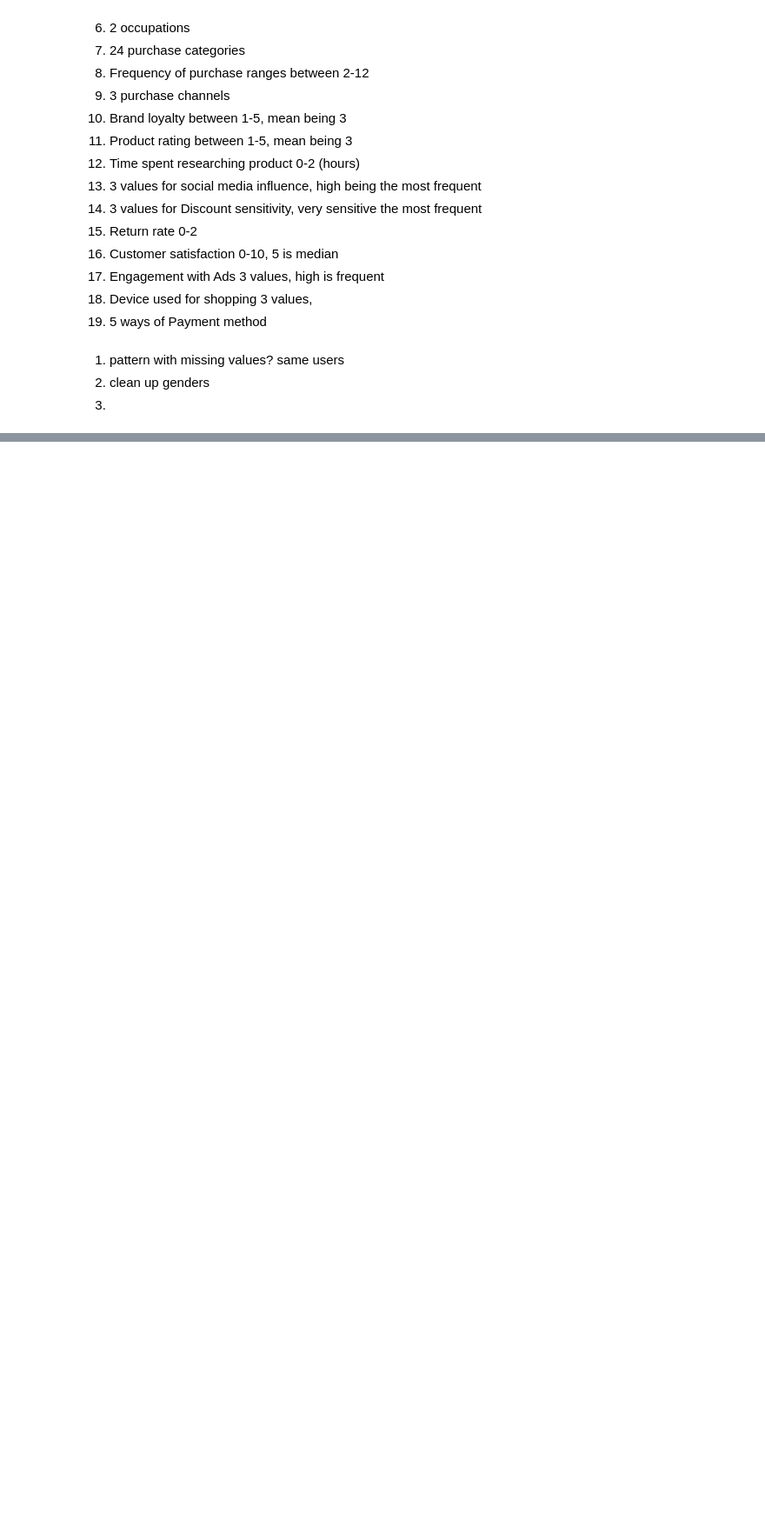
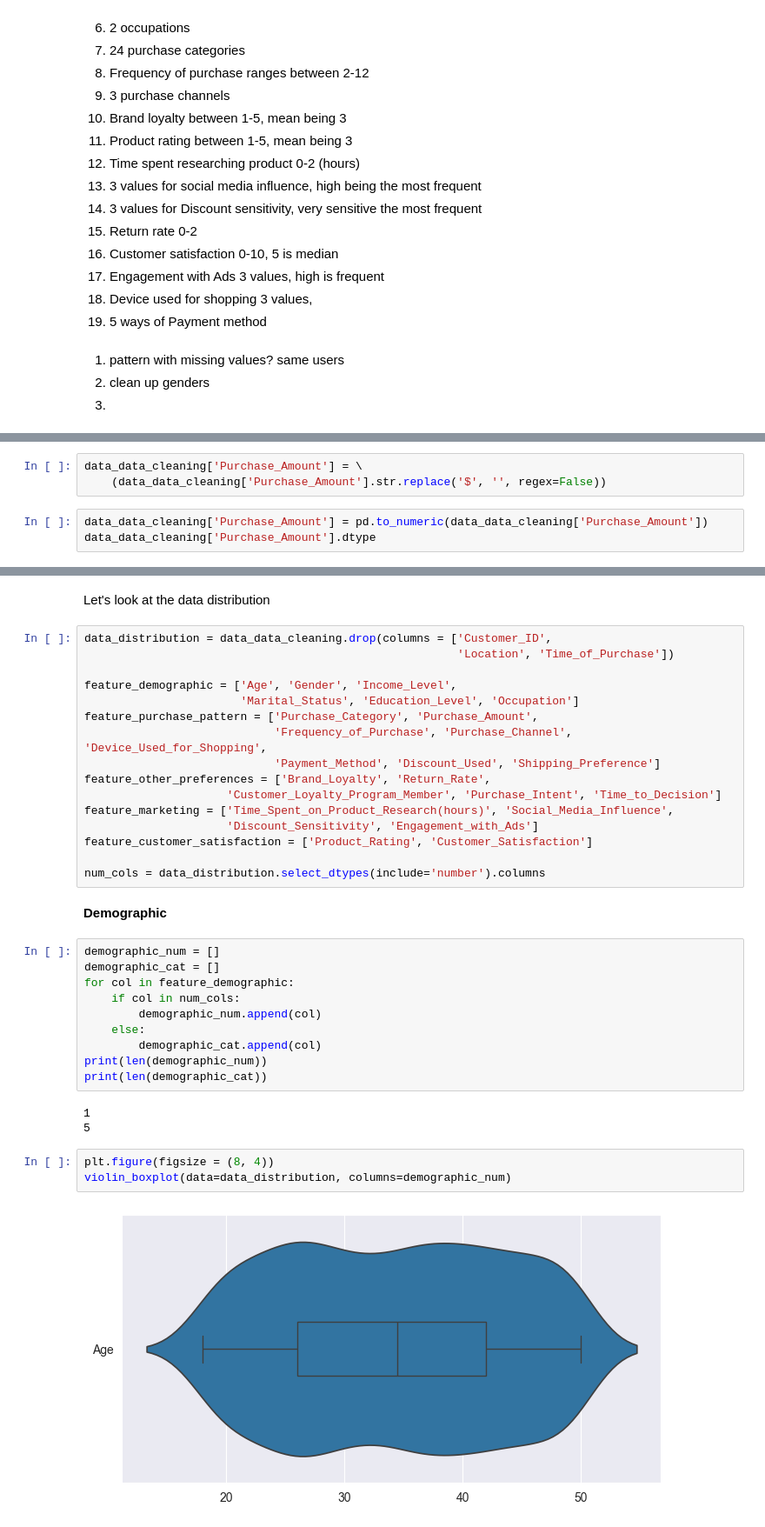
Before and after one commit to CelineChiLamNg/ecommerce_segmentation, a Jupyter notebook: analysis.ipynb, the cells around one changed output, grey strips where cells are left out. Shown at 87% size. Drawn from its saved outputs; the diff is of its cells as text; blank space fills up the shorter version.

```diff
--- a/analysis.ipynb
+++ b/analysis.ipynb
@@ -110,0 +228,6 @@ Engagement_with_Ads (25.6%)
+# %%
+data_data_cleaning['Purchase_Amount'] = \
+    (data_data_cleaning['Purchase_Amount'].str.replace('$', '', regex=False))
+# %%
+data_data_cleaning['Purchase_Amount'] = pd.to_numeric(data_data_cleaning['Purchase_Amount'])
+data_data_cleaning['Purchase_Amount'].dtype
@@ -110,0 +286,38 @@ Engagement_with_Ads (25.6%)
+# %% [markdown]
+Let's look at the data distribution
+# %%
+data_distribution = data_data_cleaning.drop(columns = ['Customer_ID',
+                                                       'Location', 'Time_of_Purchase'])
+
+feature_demographic = ['Age', 'Gender', 'Income_Level',
+                       'Marital_Status', 'Education_Level', 'Occupation']
+feature_purchase_pattern = ['Purchase_Category', 'Purchase_Amount',
+                            'Frequency_of_Purchase', 'Purchase_Channel', 'Device_Used_for_Shopping',
+                            'Payment_Method', 'Discount_Used', 'Shipping_Preference']
+feature_other_preferences = ['Brand_Loyalty', 'Return_Rate',
+                     'Customer_Loyalty_Program_Member', 'Purchase_Intent', 'Time_to_Decision']
+feature_marketing = ['Time_Spent_on_Product_Research(hours)', 'Social_Media_Influence',
+                     'Discount_Sensitivity', 'Engagement_with_Ads']
+feature_customer_satisfaction = ['Product_Rating', 'Customer_Satisfaction']
+
+num_cols = data_distribution.select_dtypes(include='number').columns
+# %% [markdown]
+**Demographic**
+# %%
+demographic_num = []
+demographic_cat = []
+for col in feature_demographic:
+    if col in num_cols:
+        demographic_num.append(col)
+    else:
+        demographic_cat.append(col)
+print(len(demographic_num))
+print(len(demographic_cat))
+# %% [output]
+1
+5
+# %%
+plt.figure(figsize = (8, 4))
+violin_boxplot(data=data_distribution, columns=demographic_num)
+# %% [output]
+[figure, added]
```
Also changed, not shown: parts of 32 cells of this notebook, 1 other file.
